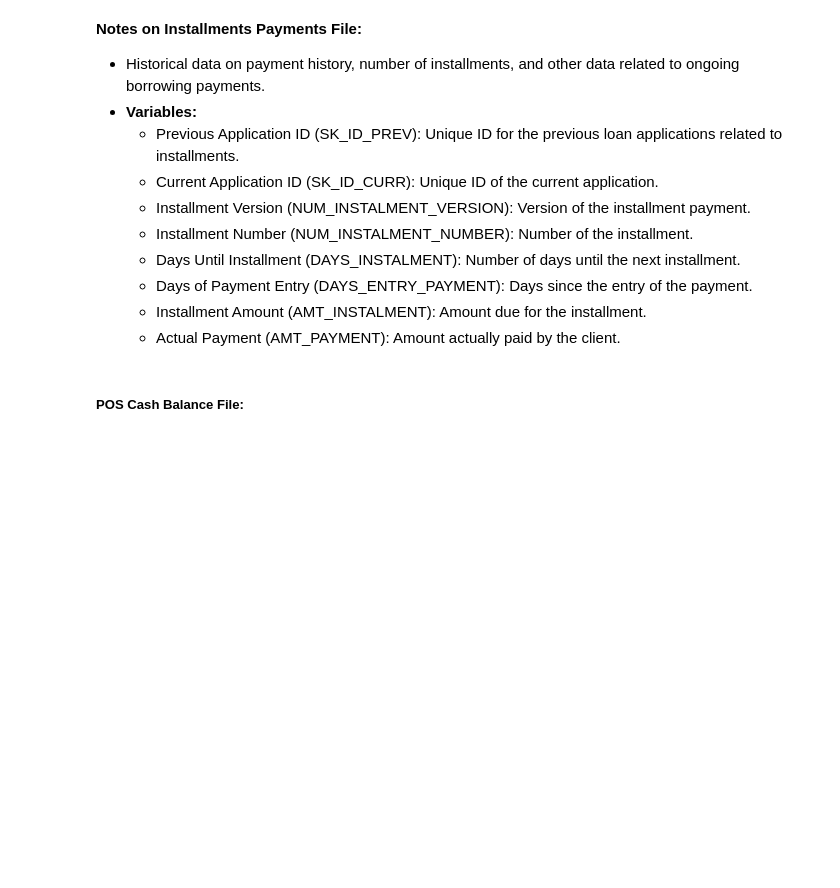
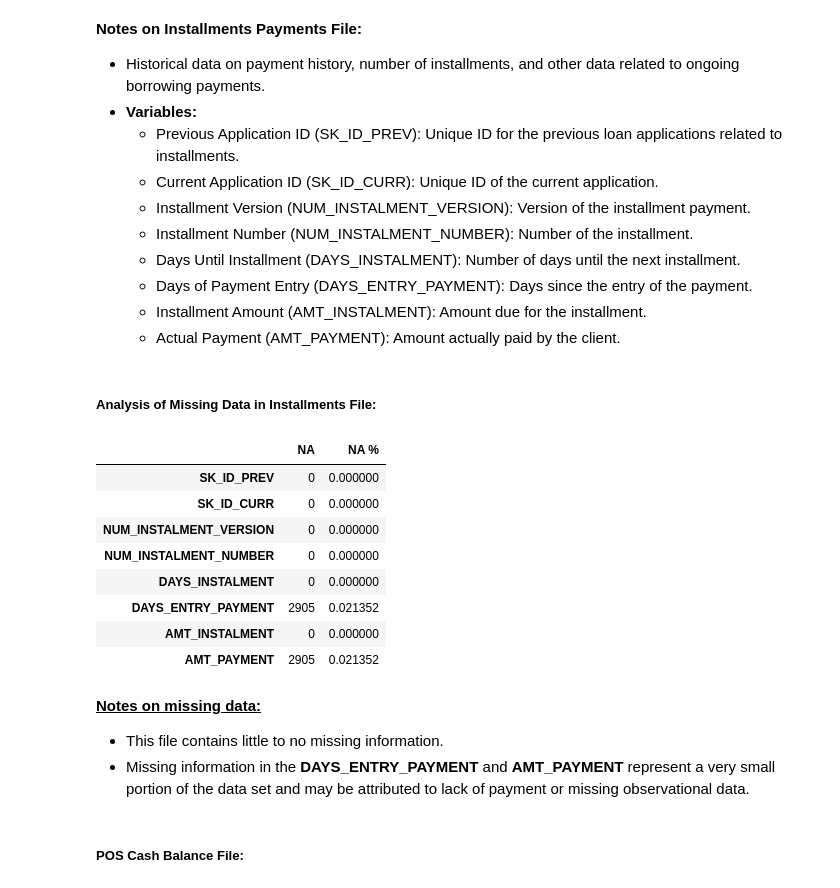
Before and after one commit to mattjohnescu/Practice-Capstone-Project, a Jupyter notebook: EDA Notebook.ipynb, the cells around one changed output. Cells and saved outputs as stored; diff of their text form; code cells hidden in the pictures; blank space fills up the shorter version.

```diff
--- a/EDA Notebook.ipynb
+++ b/EDA Notebook.ipynb
@@ -495,6 +630,39 @@ Displaying the first 5 rows of installments_payments.csv:
     - Days of Payment Entry (DAYS_ENTRY_PAYMENT): Days since the entry of the payment.
     - Installment Amount (AMT_INSTALMENT): Amount due for the installment.
     - Actual Payment (AMT_PAYMENT): Amount actually paid by the client.
+# %% [markdown]
+##### **Analysis of Missing Data in Installments File:**
+# %%
+# Calculate the missing values (NA) and NA %
+na_counts = installments_payments_df.isna().sum()
+na_percentage = (installments_payments_df.isna().mean() * 100)
+
+# Combine the results into a DataFrame
+na_summary_df_installments_payments = pd.DataFrame({
+    'NA': na_counts,
+    'NA %': na_percentage
+})
+
+# Set Pandas to display all rows
+pd.set_option('display.max_rows', None)
+
+# No filtering - Show all columns, even if NA == 0
+na_summary_df_installments_payments
+# %% [output]
+|  | NA | NA % |
+| SK_ID_PREV | 0 | 0.000000 |
+| SK_ID_CURR | 0 | 0.000000 |
+| NUM_INSTALMENT_VERSION | 0 | 0.000000 |
+| NUM_INSTALMENT_NUMBER | 0 | 0.000000 |
+| DAYS_INSTALMENT | 0 | 0.000000 |
+| DAYS_ENTRY_PAYMENT | 2905 | 0.021352 |
+| AMT_INSTALMENT | 0 | 0.000000 |
+| AMT_PAYMENT | 2905 | 0.021352 |
+# %% [markdown]
+<u> **Notes on missing data:** </u>
+
+- This file contains little to no missing information.
+- Missing information in the **DAYS_ENTRY_PAYMENT** and **AMT_PAYMENT** represent a very small portion of the data set and may be attributed to lack of payment or missing observational data.
 # %% [markdown]
 ##### **POS Cash Balance File:**
 # %%
```
Also changed, not shown: parts of 14 cells of this notebook.
